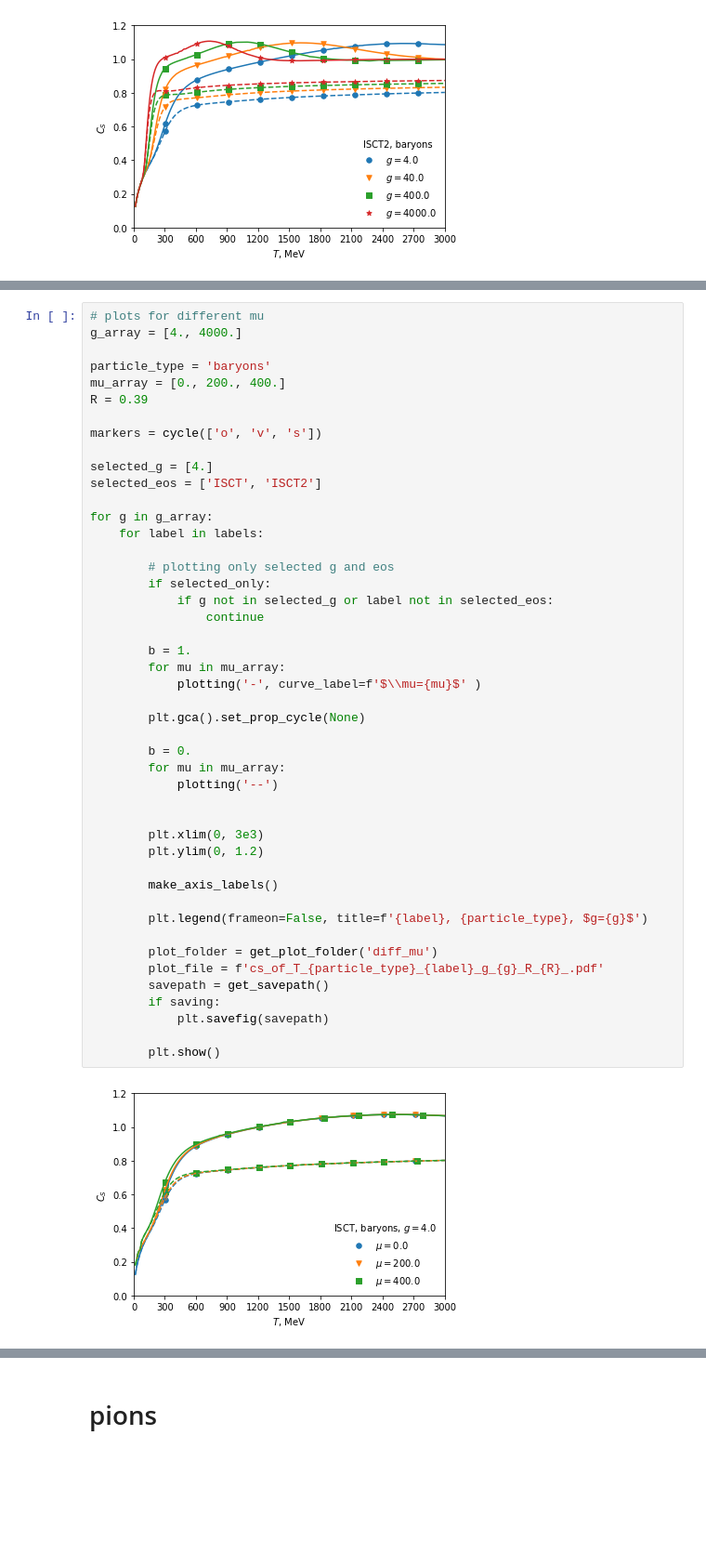
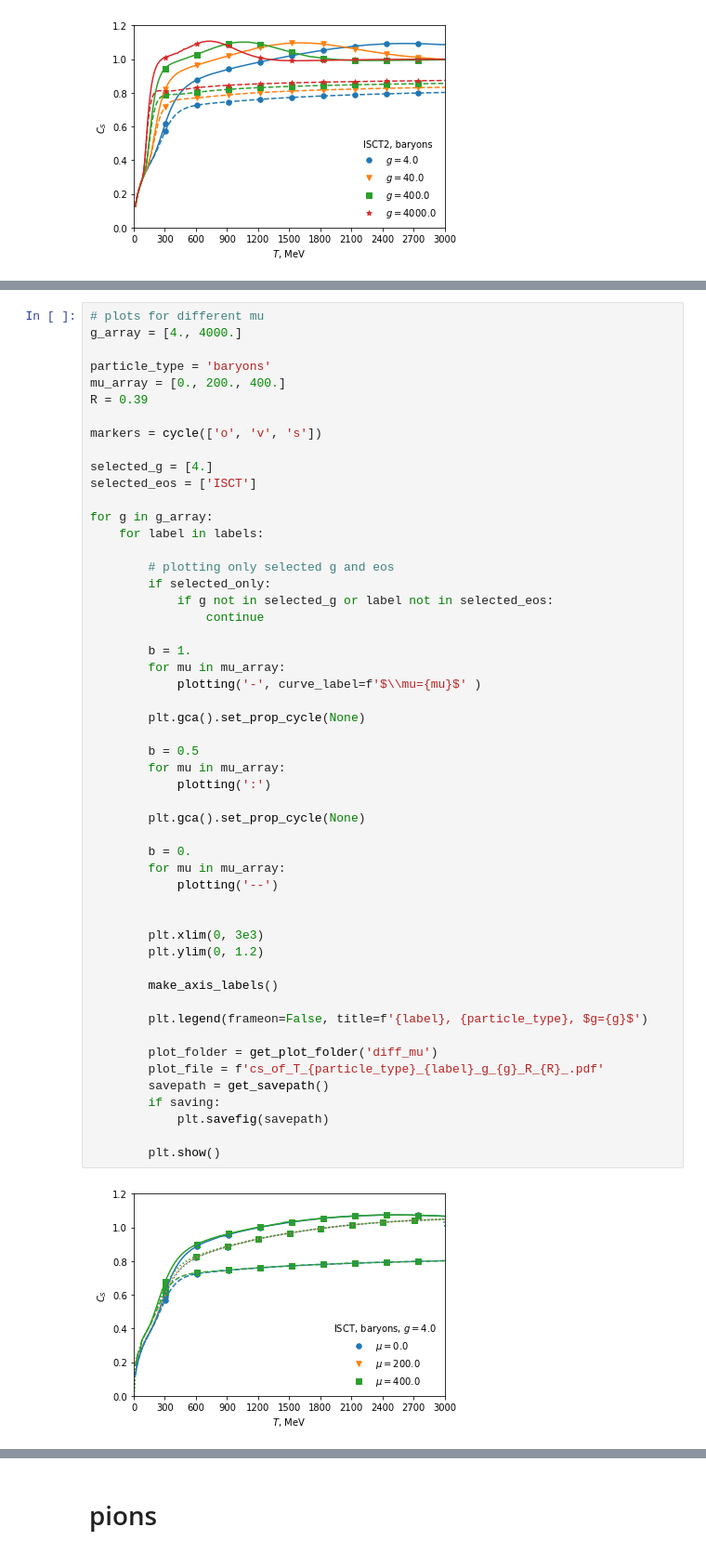
Before and after one commit to NazyS/relativistic-ISCT-EoS, a Jupyter notebook: visualization/notebook.ipynb, the cells around one changed output, grey strips where cells are left out. Shown at 93% size. Cells and saved outputs as stored; diff of their text form; blank space fills up the shorter version.

Commit message:
plotting for b = 0.5 for baryons and light mesons

```diff
--- a/visualization/notebook.ipynb
+++ b/visualization/notebook.ipynb
@@ -174,7 +174,7 @@ R = 0.39
 markers = cycle(['o', 'v', 's'])
 
 selected_g = [4.]
-selected_eos = ['ISCT', 'ISCT2']
+selected_eos = ['ISCT']
 
 for g in g_array:
     for label in labels:
@@ -183,31 +183,37 @@ for g in g_array:
         if selected_only:
             if g not in selected_g or label not in selected_eos:
                 continue
 
         b = 1.
         for mu in mu_array:
             plotting('-', curve_label=f'$\\mu={mu}$' )
+
+        plt.gca().set_prop_cycle(None)
+
+        b = 0.5
+        for mu in mu_array:
+            plotting(':')
 
         plt.gca().set_prop_cycle(None)
 
         b = 0.
         for mu in mu_array:
             plotting('--')
 
 
         plt.xlim(0, 3e3)
         plt.ylim(0, 1.2)
 
         make_axis_labels()
 
         plt.legend(frameon=False, title=f'{label}, {particle_type}, $g={g}$')
 
         plot_folder = get_plot_folder('diff_mu')
         plot_file = f'cs_of_T_{particle_type}_{label}_g_{g}_R_{R}_.pdf'
         savepath = get_savepath()
         if saving:
             plt.savefig(savepath)
 
         plt.show()
 # %% [output]
-[figure, old version]
+[figure, new version]
```
Also changed, not shown: parts of 4 cells of this notebook.
